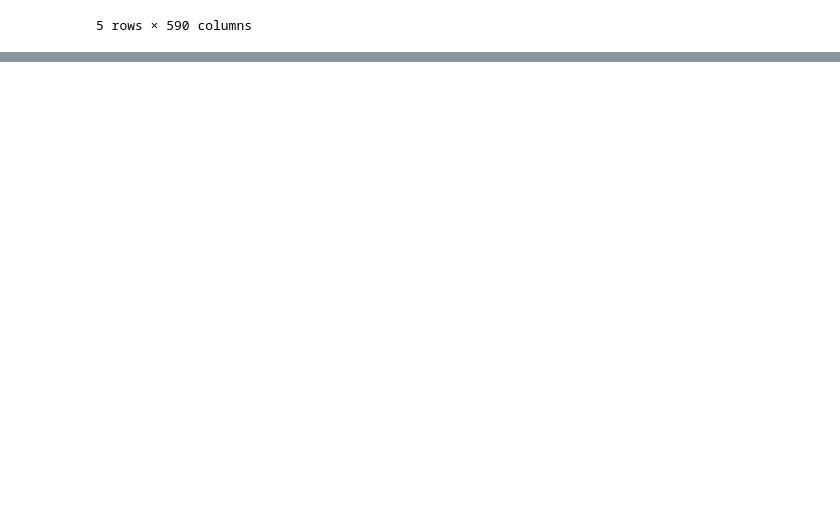
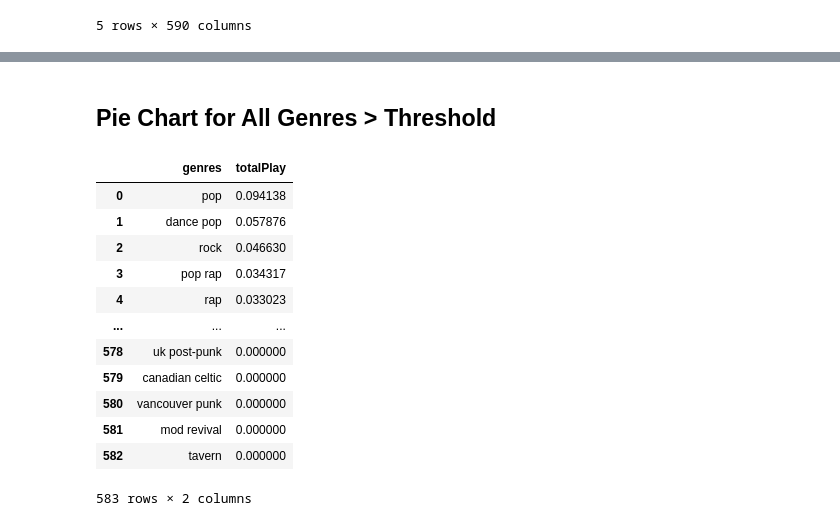
Before and after one commit to DuncanCarlmark/SpotifySummer2020, a Jupyter notebook: Genre Analysis.ipynb, the cells around one changed output, grey strips where cells are left out. Drawn from its saved outputs; the diff is of its cells as text; code cells hidden in the pictures; blank space fills up the shorter version.

```diff
--- a/Genre Analysis.ipynb
+++ b/Genre Analysis.ipynb
@@ -284,0 +274,20 @@ topGenres = pd.DataFrame({'genres':genres, 'totalPlay':genreTotals})
+# %% [markdown]
+## Pie Chart for All Genres > Threshold
+# %%
+pieGenres = topGenres.copy()
+pieGenres['totalPlay'] = pieGenres['totalPlay']/sum(topGenres['totalPlay'])
+pieGenres
+# %% [output]
+|  | genres | totalPlay |
+| 0 | pop | 0.094138 |
+| 1 | dance pop | 0.057876 |
+| 2 | rock | 0.046630 |
+| 3 | pop rap | 0.034317 |
+| 4 | rap | 0.033023 |
+| ... | ... | ... |
+| 578 | uk post-punk | 0.000000 |
+| 579 | canadian celtic | 0.000000 |
+| 580 | vancouver punk | 0.000000 |
+| 581 | mod revival | 0.000000 |
+| 582 | tavern | 0.000000 |
+583 rows × 2 columns
```
Also changed, not shown: parts of 12 cells of this notebook, 28 other files.
